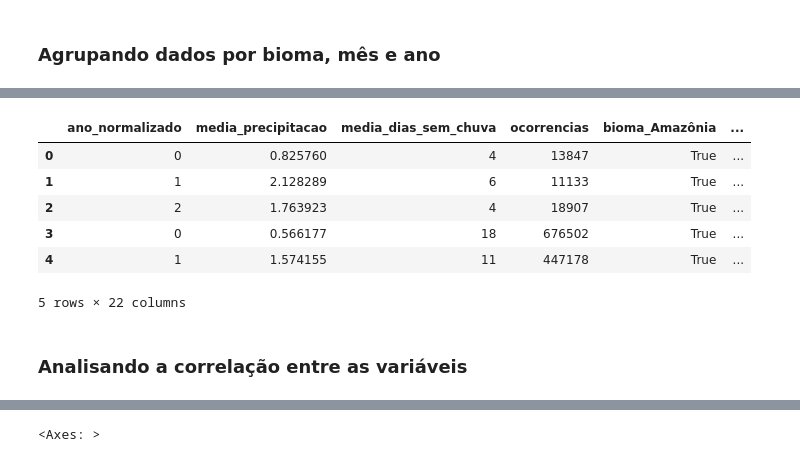
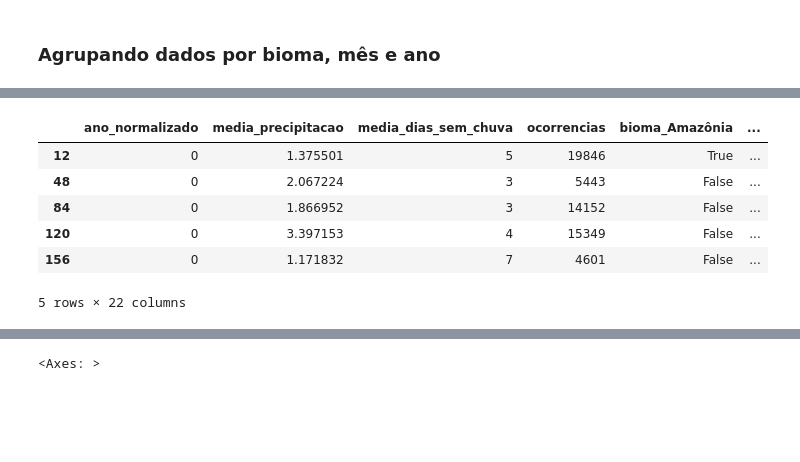
Before and after one commit to DiogoBotton/FIAP_GS_Forest_Fires, a Jupyter notebook: src/WildFire_TimeSeries/time_series.ipynb, the cells around one changed output, grey strips where cells are left out. Cells and saved outputs as stored; diff of their text form; code cells hidden in the pictures; blank space fills up the shorter version.

```diff
--- a/src/WildFire_TimeSeries/time_series.ipynb
+++ b/src/WildFire_TimeSeries/time_series.ipynb
@@ -153,0 +164,3 @@ df_occurrences_month.head()
+# %%
+df_occurrences_month.sort_values(by=['ano_normalizado', 'mes_numero'], inplace=True)
+df_occurrences_month.head()
@@ -153,0 +174,2 @@ df_occurrences_month.head()
+# %%
+df_occurrences_month['mes_ano'] = df_occurrences_month['mes_numero'].astype(str) + '_' + df_occurrences_month['ano_normalizado'].astype(str)
@@ -154,16 +186,17 @@ df_occurrences_month.head()
+# %%
+# Dropa a coluna do número do mês, pois não será mais útil após a ordenação e visualização
+df_occurrences_month.drop(['mes_numero', 'mes_ano'], axis=1, inplace=True)
 # %%
 dummies = pd.get_dummies(df_occurrences_month, columns=['bioma', 'mes'])
-df_final = pd.concat([df_occurrences_month[['bioma', 'mes']], dummies], axis=1)
+df_occurrences_month_encoded = pd.concat([df_occurrences_month[['bioma', 'mes']], dummies], axis=1)
 # %%
-df_final = df_final.drop(['bioma','mes'], axis=1)
-df_final.head()
+df_occurrences_month_encoded = df_occurrences_month_encoded.drop(['bioma','mes'], axis=1)
+df_occurrences_month_encoded.head()
 # %% [output]
 |  | ano_normalizado | media_precipitacao | media_dias_sem_chuva | ocorrencias | bioma_Amazônia | ... |
-| 0 | 0 | 0.825760 | 4 | 13847 | True | ... |
-| 1 | 1 | 2.128289 | 6 | 11133 | True | ... |
-| 2 | 2 | 1.763923 | 4 | 18907 | True | ... |
-| 3 | 0 | 0.566177 | 18 | 676502 | True | ... |
-| 4 | 1 | 1.574155 | 11 | 447178 | True | ... |
+| 12 | 0 | 1.375501 | 5 | 19846 | True | ... |
+| 48 | 0 | 2.067224 | 3 | 5443 | False | ... |
+| 84 | 0 | 1.866952 | 3 | 14152 | False | ... |
+| 120 | 0 | 3.397153 | 4 | 15349 | False | ... |
+| 156 | 0 | 1.171832 | 7 | 4601 | False | ... |
 5 rows × 22 columns
-# %% [markdown]
-### Analisando a correlação entre as variáveis
```
Also changed, not shown: parts of 104 cells of this notebook, 4 other files.
